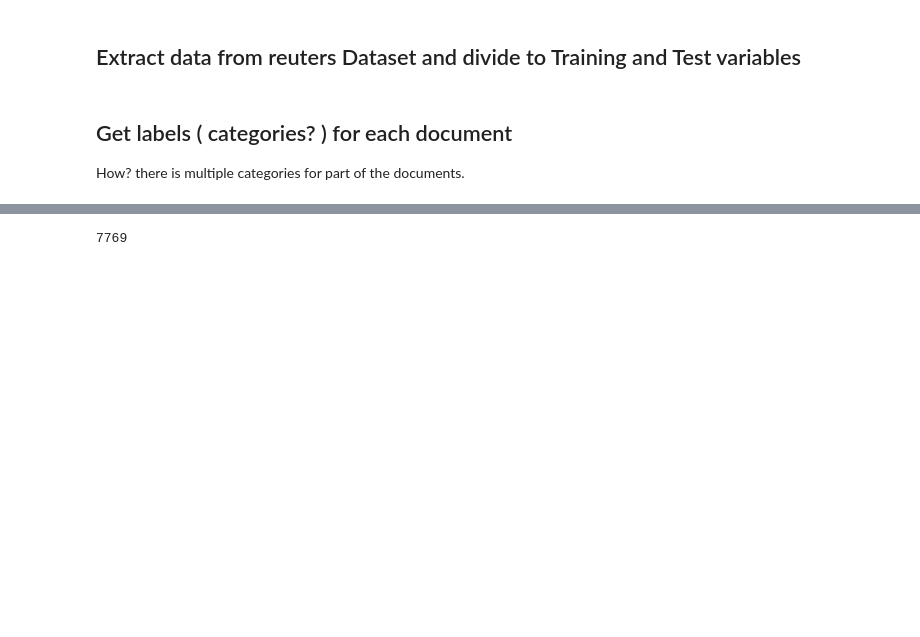
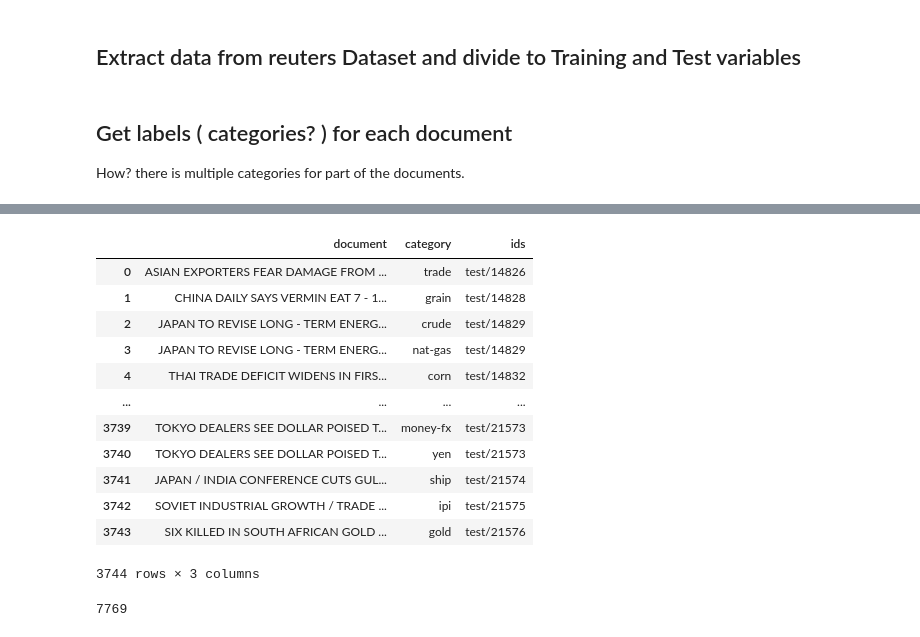
Before and after one commit to JoonasAN/NLP-and-Text-Mining-Project, a Jupyter notebook: project.ipynb, the cells around one changed output, grey strips where cells are left out. Cells and saved outputs as stored; diff of their text form; code cells hidden in the pictures; blank space fills up the shorter version.

```diff
--- a/project.ipynb
+++ b/project.ipynb
@@ -147,3 +162,19 @@ cats[0:10]
+# %%
+create_df(test_doc)
+# %% [output]
+|  | document | category | ids |
+| 0 | ASIAN EXPORTERS FEAR DAMAGE FROM ... | trade | test/14826 |
+| 1 | CHINA DAILY SAYS VERMIN EAT 7 - 1... | grain | test/14828 |
+| 2 | JAPAN TO REVISE LONG - TERM ENERG... | crude | test/14829 |
+| 3 | JAPAN TO REVISE LONG - TERM ENERG... | nat-gas | test/14829 |
+| 4 | THAI TRADE DEFICIT WIDENS IN FIRS... | corn | test/14832 |
+| ... | ... | ... | ... |
+| 3739 | TOKYO DEALERS SEE DOLLAR POISED T... | money-fx | test/21573 |
+| 3740 | TOKYO DEALERS SEE DOLLAR POISED T... | yen | test/21573 |
+| 3741 | JAPAN / INDIA CONFERENCE CUTS GUL... | ship | test/21574 |
+| 3742 | SOVIET INDUSTRIAL GROWTH / TRADE ... | ipi | test/21575 |
+| 3743 | SIX KILLED IN SOUTH AFRICAN GOLD ... | gold | test/21576 |
+3744 rows × 3 columns
 # %%
 len(train_corpus)
 # %% [output]
```
Also changed, not shown: parts of 7 cells of this notebook.
